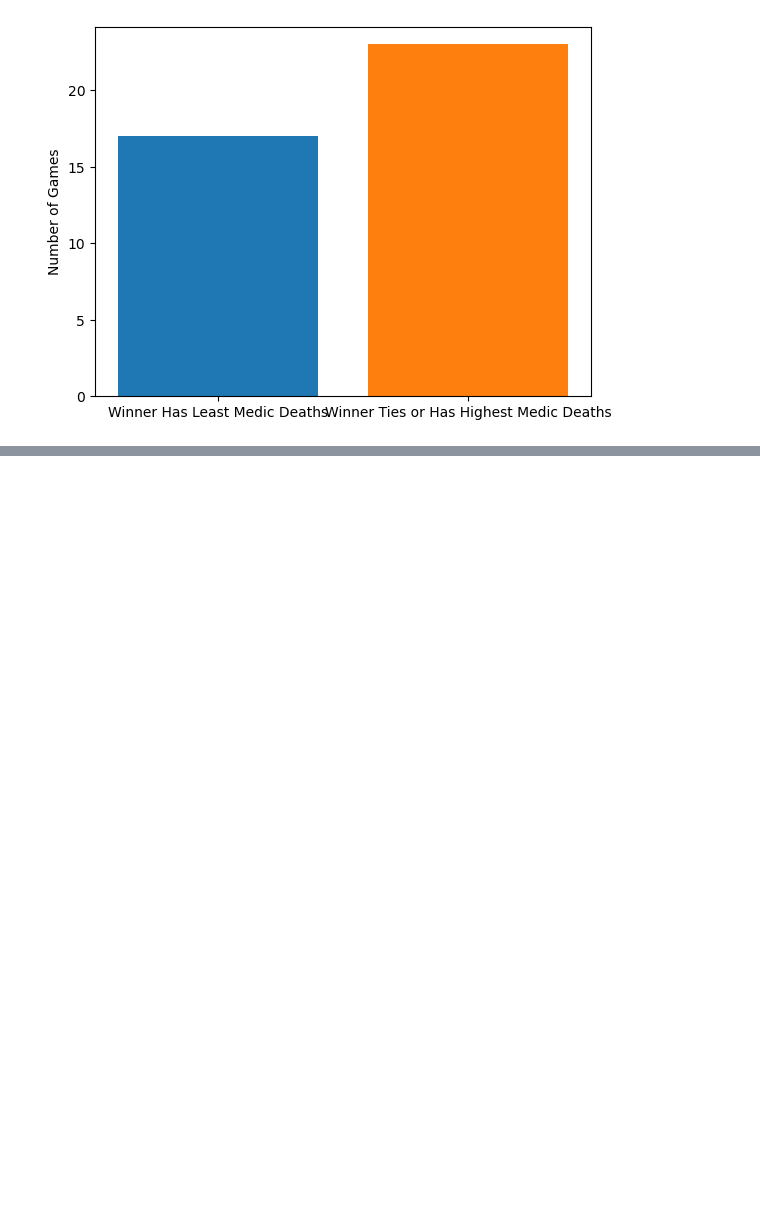
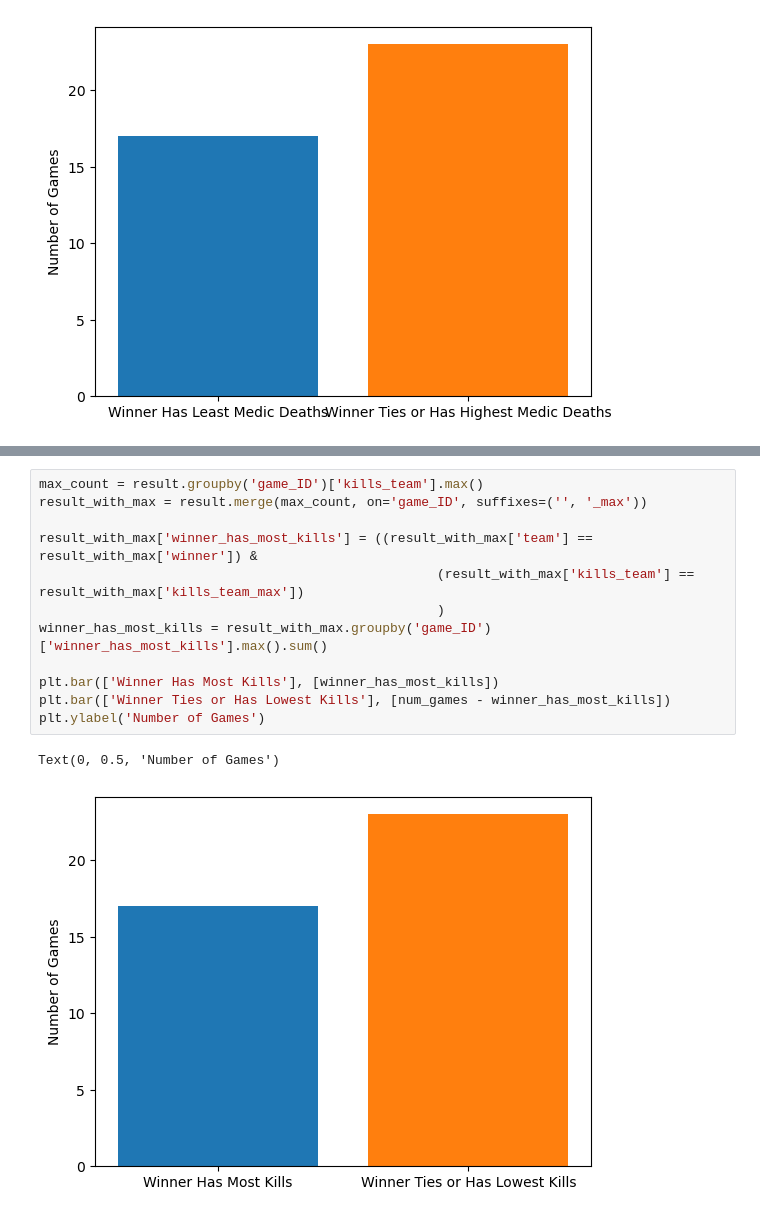
Before and after one commit to AlexPhilipsen/DataMiningProject, a Jupyter notebook: New/results.ipynb, the cells around one changed output, grey strips where cells are left out. Cells and saved outputs as stored; diff of their text form; blank space fills up the shorter version.

```diff
--- a/New/results.ipynb
+++ b/New/results.ipynb
@@ -195,0 +235,15 @@ Text(0, 0.5, 'Number of Games')
+# %%
+max_count = result.groupby('game_ID')['kills_team'].max()
+result_with_max = result.merge(max_count, on='game_ID', suffixes=('', '_max'))
+
+result_with_max['winner_has_most_kills'] = ((result_with_max['team'] == result_with_max['winner']) &
+                                                   (result_with_max['kills_team'] == result_with_max['kills_team_max'])
+                                                   )
+winner_has_most_kills = result_with_max.groupby('game_ID')['winner_has_most_kills'].max().sum()
+
+plt.bar(['Winner Has Most Kills'], [winner_has_most_kills])
+plt.bar(['Winner Ties or Has Lowest Kills'], [num_games - winner_has_most_kills])
+plt.ylabel('Number of Games')
+# %% [output]
+Text(0, 0.5, 'Number of Games')
+[figure, added]
```
Also changed, not shown: parts of 2 cells of this notebook.
